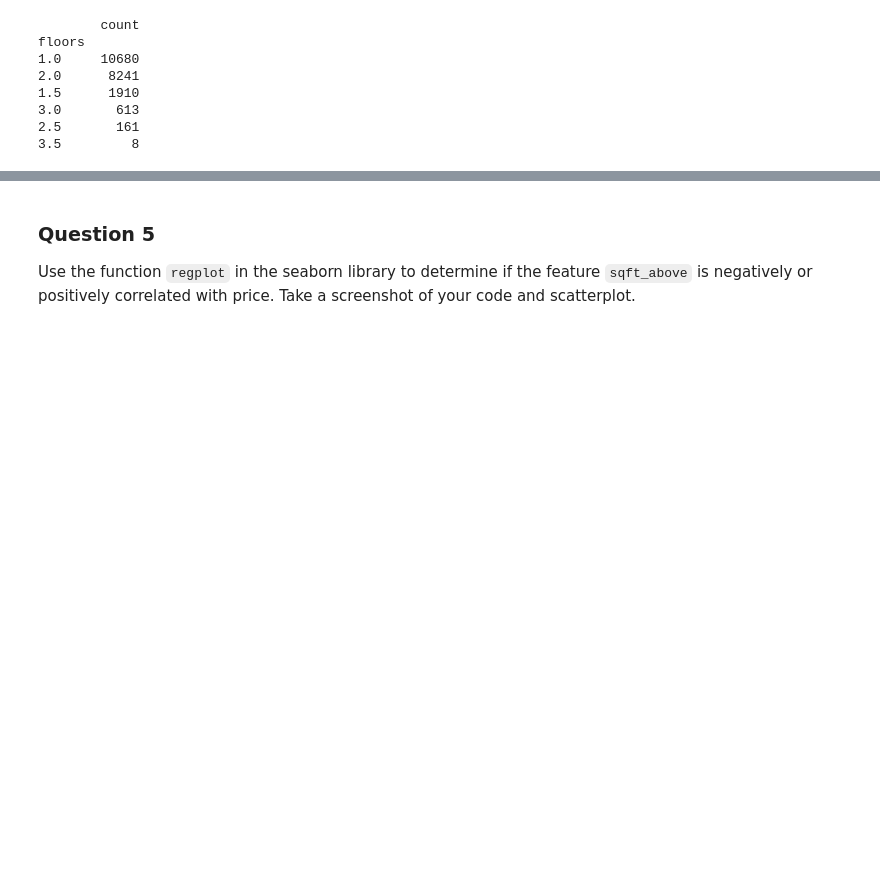
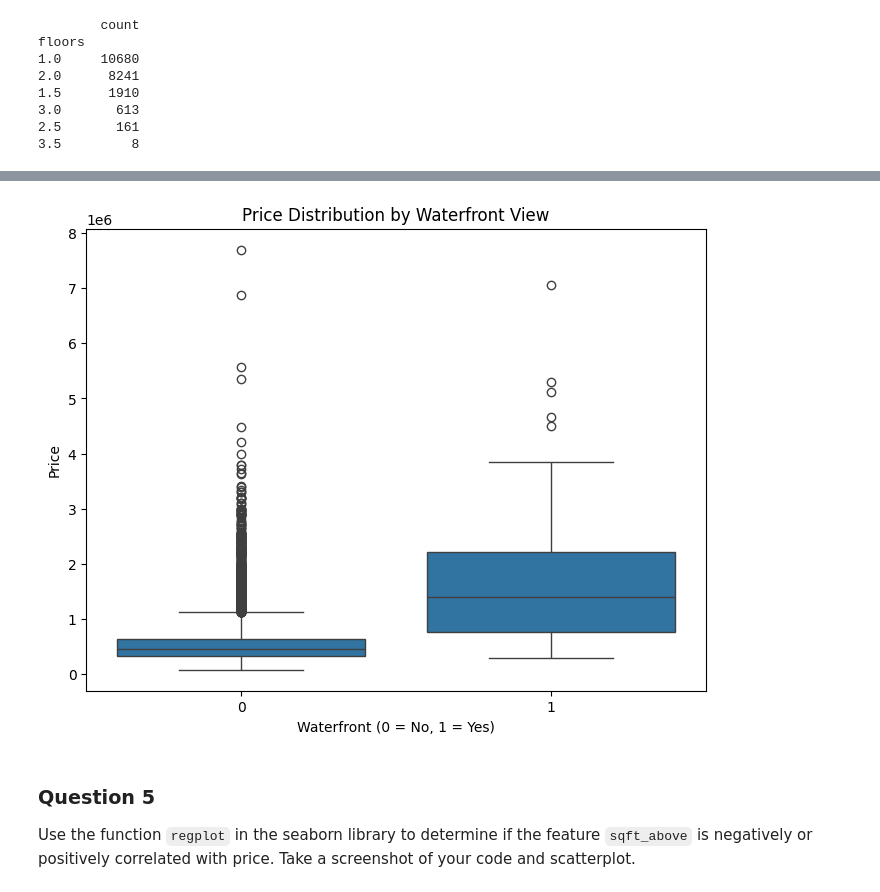
Before and after one commit to yuniastariiy/IBM-Data-Analyst---Phyton, a Jupyter notebook: Final_Project_DA_with_Python.ipynb, the cells around one changed output, grey strips where cells are left out. Saved outputs shown, nothing was run; the diff lists cells and outputs as text; code cells hidden in the pictures; blank space fills up the shorter version.

```diff
--- a/Final_Project_DA_with_Python.ipynb
+++ b/Final_Project_DA_with_Python.ipynb
@@ -198,3 +204,13 @@ floors
+# %%
+# Create a boxplot of price vs waterfront
+plt.figure(figsize=(8, 6))
+sns.boxplot(x='waterfront', y='price', data=df)
+plt.title('Price Distribution by Waterfront View')
+plt.xlabel('Waterfront (0 = No, 1 = Yes)')
+plt.ylabel('Price')
+plt.show()
+# %% [output]
+[figure, added]
 # %% [markdown]
 ### Question 5
 
```
Also changed, not shown: parts of 2 cells of this notebook.
